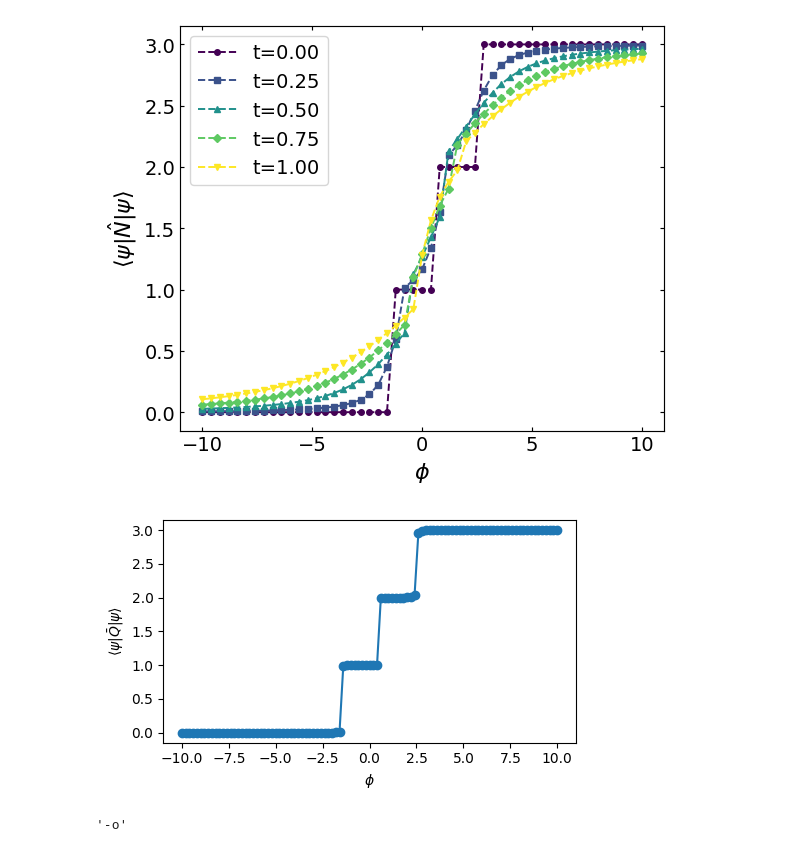
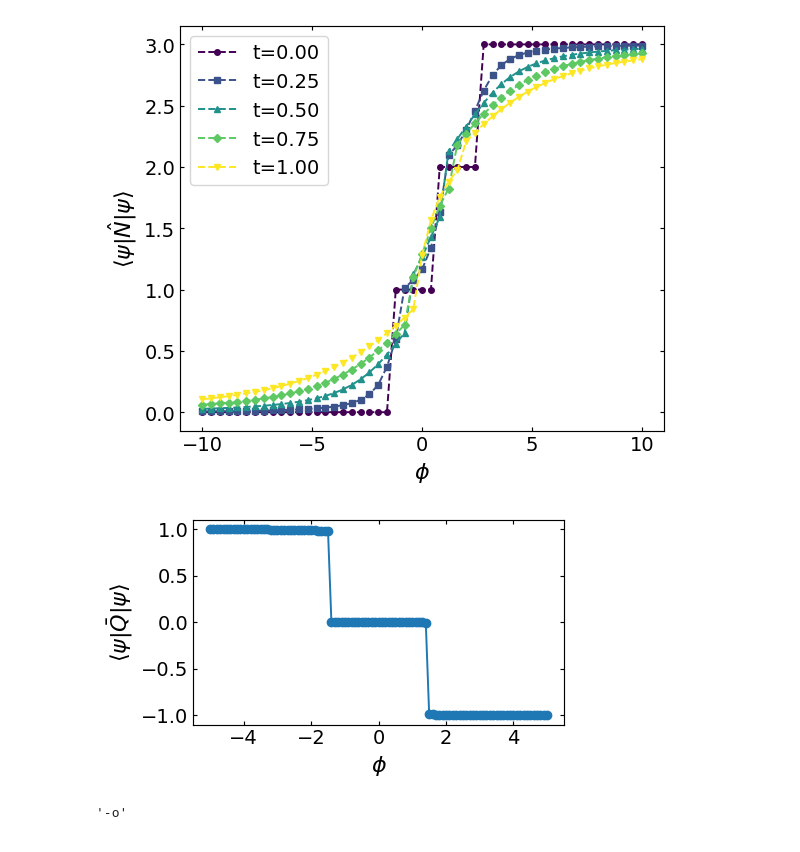
Before and after one commit to BingchengSuo/Condensed-Matter-Theory, a Jupyter notebook: DCK/Matveev's Grain.ipynb, the cells around one changed output. Drawn from its saved outputs; the diff is of its cells as text; code cells hidden in the pictures.

```diff
--- a/DCK/Matveev's Grain.ipynb
+++ b/DCK/Matveev's Grain.ipynb
@@ -314,25 +315,25 @@ plt.savefig(main_dir+'/figures/Coulomb_staircase.svg')
 # %% [output]
 [figure]
 # %%
-phis = np.linspace(-10.0, 10, 101)
+phis = np.linspace(-5, 5, 101)
 N_vs_phi = []
 
 
 for phi_val in phis:
-    H = H_matveev(phi=phi_val, t0=0.01, Nk=3, Np=3)
+    H = H_matveev(phi=phi_val, t0=0.1, Nk=2, Np=2)
     val, vec = eigsh(H.total(), k=1, which='SA')
     average_q = np.real(vec.T @ H.Q_op() @ vec)[0]
     gs = vec[:, 0]
-    N_vs_phi.append(np.vdot(gs, (H.N_op() @ gs)).real)
+    N_vs_phi.append(np.vdot(gs, (H.Q_op() @ gs)).real)
 
 plt.figure(figsize=(5,3))
 plt.plot(phis, N_vs_phi, 'o-')
 plt.xlabel(r'$\phi$')
 plt.ylabel(r'$\langle\psi|\bar{Q}|\psi\rangle$')
 plt.tight_layout()
 plt.show()
 # %% [output]
-[figure, old version]
+[figure, new version]
 # %%
 a = itertools.cycle(('-o', '-s', '-^', '-D', '-v'))
 a.__next__()
```
Also changed, not shown: parts of 1 cell of this notebook, 1 other file.
